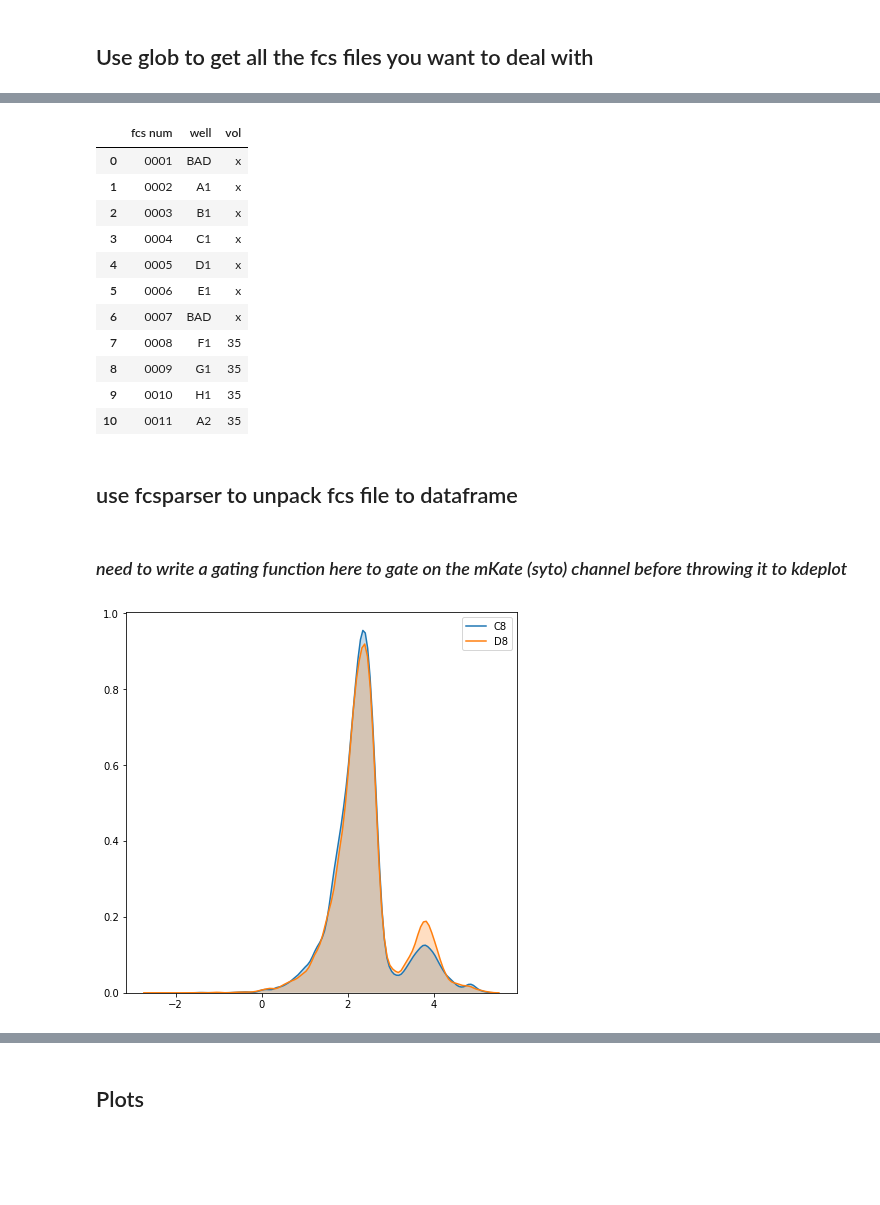
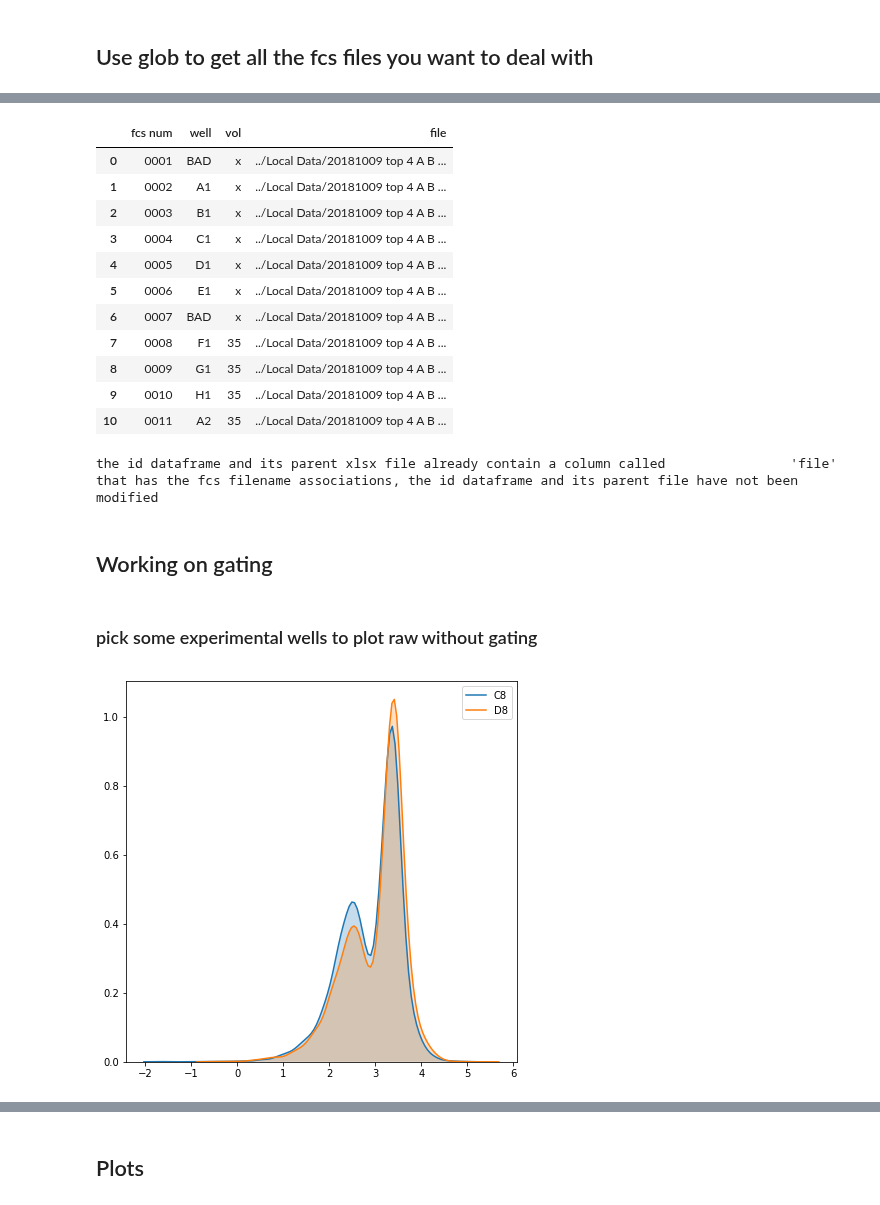
Before and after one commit to geezerbriefs/xpspython, a Jupyter notebook: analyze flow cytometry A=B data.ipynb, the cells around one changed output, grey strips where cells are left out. Saved outputs shown, nothing was run; the diff lists cells and outputs as text; code cells hidden in the pictures; blank space fills up the shorter version.

```diff
--- a/analyze flow cytometry A=B data.ipynb
+++ b/analyze flow cytometry A=B data.ipynb
@@ -13,10 +16,10 @@ import fcsparser
 # %% [markdown]
 ## Use glob to get all the fcs files you want to deal with
 # %%
-path = '../Local Data/20181009 top 4 A B cell vars A=B flow samples/10min'
+dir_with_fcs_files_path = '../Local Data/20181009 top 4 A B cell vars A=B flow samples/10min'
 
 #get all the .fcs files in the directory (doesn't walk down directories to aggregate all further along dir tree)
-allfcs = glob.glob(path + '/*.fcs')
+allfcs = glob.glob(dir_with_fcs_files_path + '/*.fcs')
 # %%
 allfcs[0:9]
 # %% [output]
@@ -47,21 +50,53 @@ ctrlfcs = [d for d in allfcs if d not in expfcs]
 
 finalctrlfcs = [f for f in ctrlfcs if 'final' in f]
 # %%
-#I created an excel file that correlates fcs file number to well and volume flowed
-ids = pd.read_excel('../Local Data/20181009 top 4 A B cell vars A=B flow samples/10min/fcs num to well ID.xlsx', dtype=str)
+#I created a csv file that correlates fcs file number to well and volume flowed
+ids_xlsx_path = '../Local Data/20181009 top 4 A B cell vars A=B flow samples/10min/fcs num to well ID.xlsx'
+
+ids = pd.read_excel(ids_xlsx_path, dtype=str)
 # %%
 ids.head(11)
 # %% [output]
-|  | fcs num | well | vol |
-| 0 | 0001 | BAD | x |
-| 1 | 0002 | A1 | x |
-| 2 | 0003 | B1 | x |
-| 3 | 0004 | C1 | x |
-| 4 | 0005 | D1 | x |
-| 5 | 0006 | E1 | x |
-| 6 | 0007 | BAD | x |
-| 7 | 0008 | F1 | 35 |
-| 8 | 0009 | G1 | 35 |
-| 9 | 0010 | H1 | 35 |
-| 10 | 0011 | A2 | 35 |
+|  | fcs num | well | vol | file |
+| 0 | 0001 | BAD | x | ../Local Data/20181009 top 4 A B ... |
+| 1 | 0002 | A1 | x | ../Local Data/20181009 top 4 A B ... |
+| 2 | 0003 | B1 | x | ../Local Data/20181009 top 4 A B ... |
+| 3 | 0004 | C1 | x | ../Local Data/20181009 top 4 A B ... |
+| 4 | 0005 | D1 | x | ../Local Data/20181009 top 4 A B ... |
+| 5 | 0006 | E1 | x | ../Local Data/20181009 top 4 A B ... |
+| 6 | 0007 | BAD | x | ../Local Data/20181009 top 4 A B ... |
+| 7 | 0008 | F1 | 35 | ../Local Data/20181009 top 4 A B ... |
+| 8 | 0009 | G1 | 35 | ../Local Data/20181009 top 4 A B ... |
+| 9 | 0010 | H1 | 35 | ../Local Data/20181009 top 4 A B ... |
+| 10 | 0011 | A2 | 35 | ../Local Data/20181009 top 4 A B ... |
+# %%
+def write_file_assoc_to_xlsx (ids_frame_w_fnames, ids_xlsx_path):
+
+    #the check to see if the ids xlsx file already has filenames is done in the function that calls this one [assoc_fname_well]
+
+    #open the workbook
+    book = openpyxl.load_workbook(ids_xlsx_path)
+
+    #get the worksheet you want to edit by name. Assumes standard sheet naming where single sheet in book is called 'Sheet1'
+    sheet = book["Sheet1"]
+
+    #initialize row counter (because lazy)
+    r = 1
+    #set the file column name in row 1
+    sheet.cell(row=r, column=4).value = "file"
+
+    #loop over file dataframe column entries and assign to the xlsx in successive rows (r) in same column
+    for filename in ids_frame_w_fnames['file']:
+        #go to the next row
+        r += 1
+
+        #assign the values of successive cells in the col
+        sheet.cell(row=r, column=4).value = filename
+
+    #save it to same place so its overwritten with new good file
+    book.save(ids_xlsx_path)
+
+    print ("filename associations are written to the ids xlsx file")
+
+    return None
 # %%
@@ -95,31 +161,35 @@ if any((ids['file'] == 'NO MATCH') | (ids['file'] == '> 1 MATCH')):
-# %% [markdown]
-## use fcsparser to unpack fcs file to dataframe
+# %%
+ids = assoc_fname_well (ids, expfcs, ids_xlsx_path)
+# %% [output]
+the id dataframe and its parent xlsx file already contain a column called                'file' that has the fcs filename associations, the id dataframe and its parent file have not been modified
+# %% [markdown]
+## Working on gating
+# %% [markdown]
+### pick some experimental wells to plot raw without gating
 # %%
 wellsIwant = ['C8', 'D8']
-# %% [markdown]
-### *need to write a gating function here to gate on the mKate (syto) channel before throwing it to kdeplot*
 # %%
 fig, ax = plt.subplots(figsize=(7, 7))
 
 for well in wellsIwant:
 
     idx = ids['well'] == well
 
     #gotta get values, which is an array, hence the [0], to get the actual string inside the array
     #because fcsparser only takes string input, can't deal with dataframe slices or arrays
     path = ids.loc[idx, 'file'].values[0]
 
     meta, data = fcsparser.parse(path, meta_data_only=False, reformat_meta=True)
 
 
     #THIS ISN'T FINAL, I WANT TO COLLECT THE VARIOUS DATAS TOGETHER IN SOME LIST OR SOMETHING
     #FOR NOW I'M JUST DOING THIS PLOTTING ALTOGETHER IN A LOOP TO GET PLOTS
 
     #some of the values are negative, get rid of that
     for col in data.columns:
         data.loc[data[col] < 0, col] = np.nan
 
-    sns.kdeplot(np.log10(data['GFP/FITC-A']), shade=True, ax=ax)
+    sns.kdeplot(np.log10(data['mKate/APC-A']), shade=True, ax=ax)
     ax.legend(wellsIwant)
 # %% [output]
-[figure, old version]
+[figure, new version]
```
Also changed, not shown: parts of 12 cells of this notebook.
